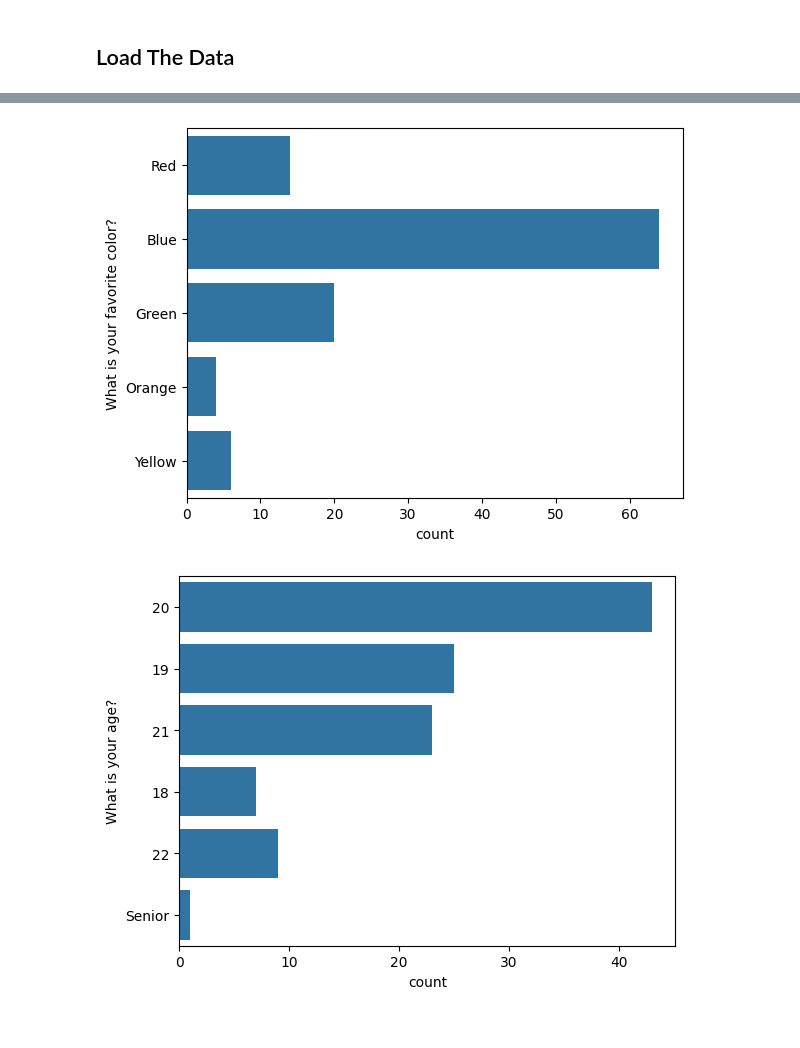
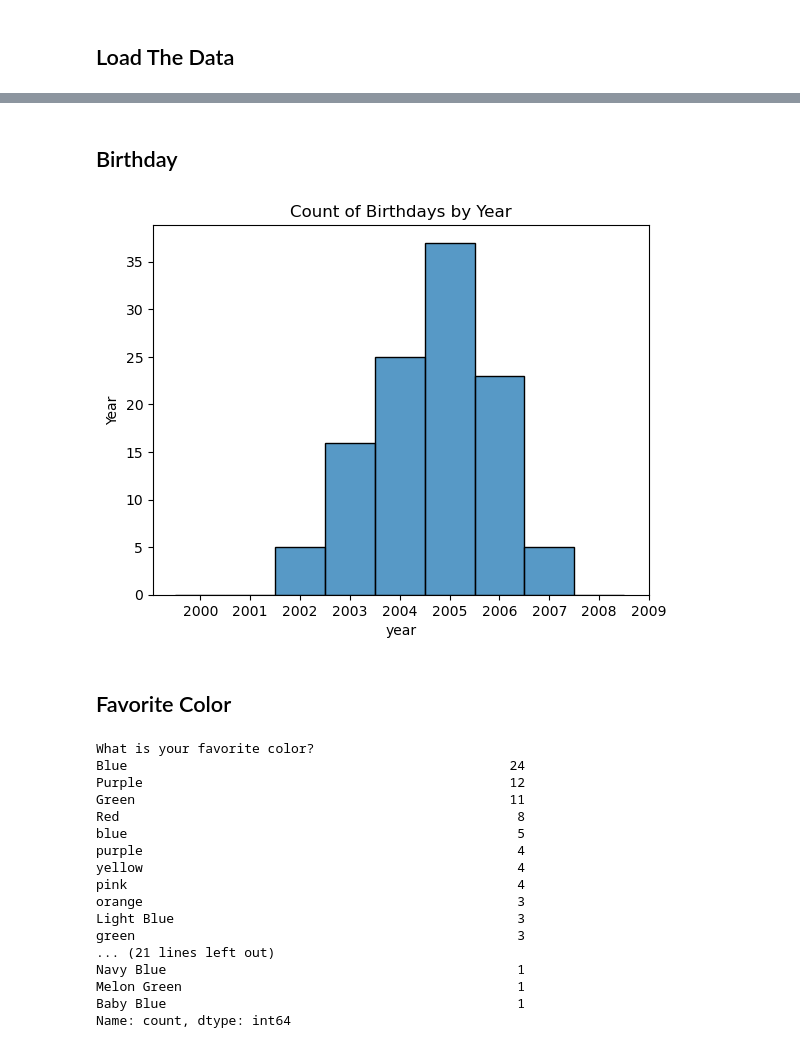
Before and after one commit to tayweid/tayweid.github.io, a Jupyter notebook: econ-0150/concepts/concept-0/Concept_0_Demo.ipynb, the cells around one changed output, grey strips where cells are left out. Cells and saved outputs as stored; diff of their text form; code cells hidden in the pictures.

```diff
--- a/econ-0150/concepts/concept-0/Concept_0_Demo.ipynb
+++ b/econ-0150/concepts/concept-0/Concept_0_Demo.ipynb
@@ -23,8 +25,37 @@ data.head()
+# %% [markdown]
+## Birthday
+# %%
+# Extract year for binning
+data['date'] = pd.to_datetime(data['When is your birthday?'])
+data['year'] = data['date'].dt.year
+
+# Create the plot
+bins = np.arange(2000,2010,1)
+sns.histplot(data=data, x='year', bins=bins-0.5)
+plt.title('Count of Birthdays by Year')
+plt.xticks(bins)
+plt.ylabel('Year');
+# %% [output]
+[figure, added]
+# %% [markdown]
+## Favorite Color
 # %%
-sns.countplot(y='What is your favorite color?', data=data);
+data['What is your favorite color?'].value_counts()
 # %% [output]
-[figure, removed]
+What is your favorite color?
+Blue                                                 24
+Purple                                               12
+Green                                                11
+Red                                                   8
+blue                                                  5
+purple                                                4
+yellow                                                4
+pink                                                  4
+orange                                                3
+Light Blue                                            3
+green                                                 3
+... (21 lines left out)
+Navy Blue                                             1
+Melon Green                                           1
+Baby Blue                                             1
+Name: count, dtype: int64
-# %%
-sns.countplot(y='What is your age?', data=data);
-# %% [output]
-[figure, removed]
```
Also changed, not shown: parts of 27 cells of this notebook, 30 other files.
